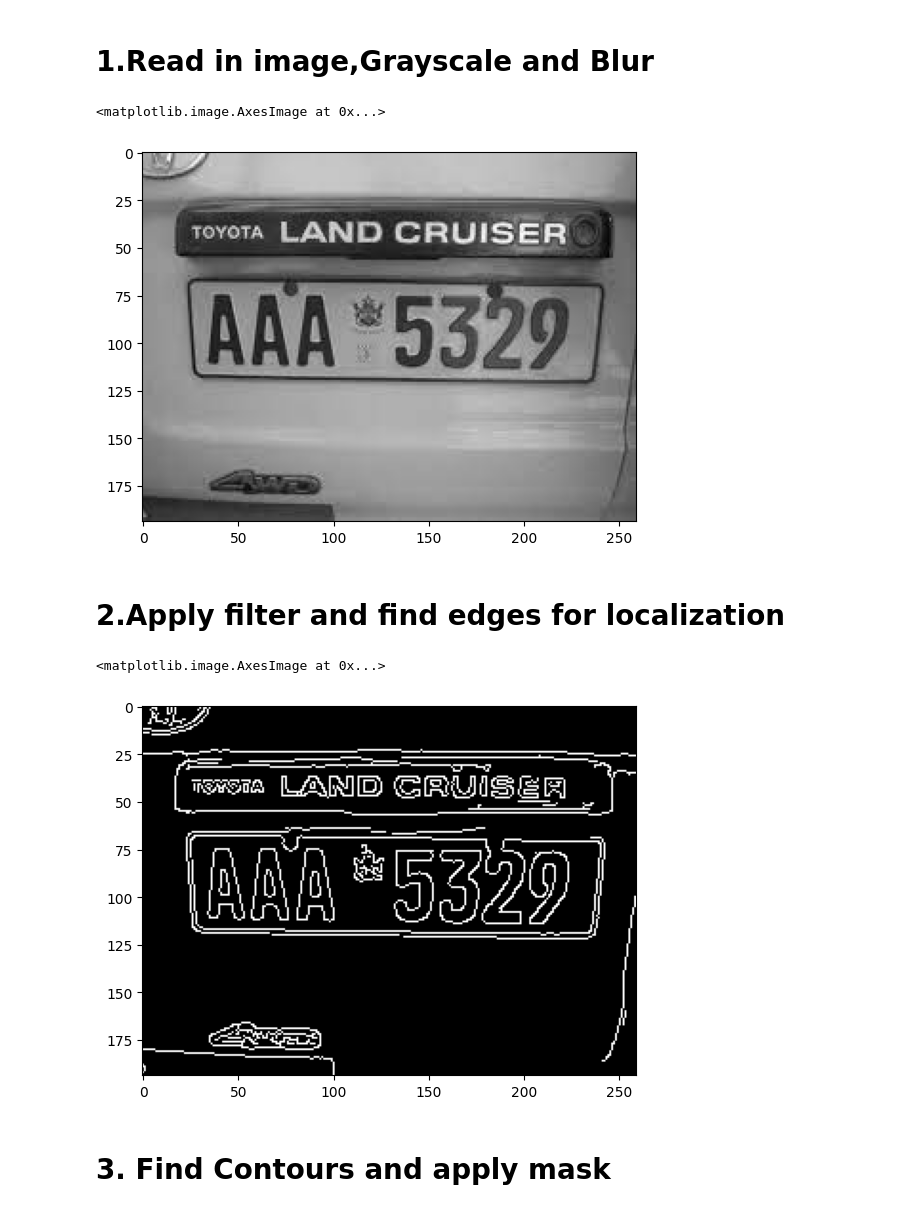
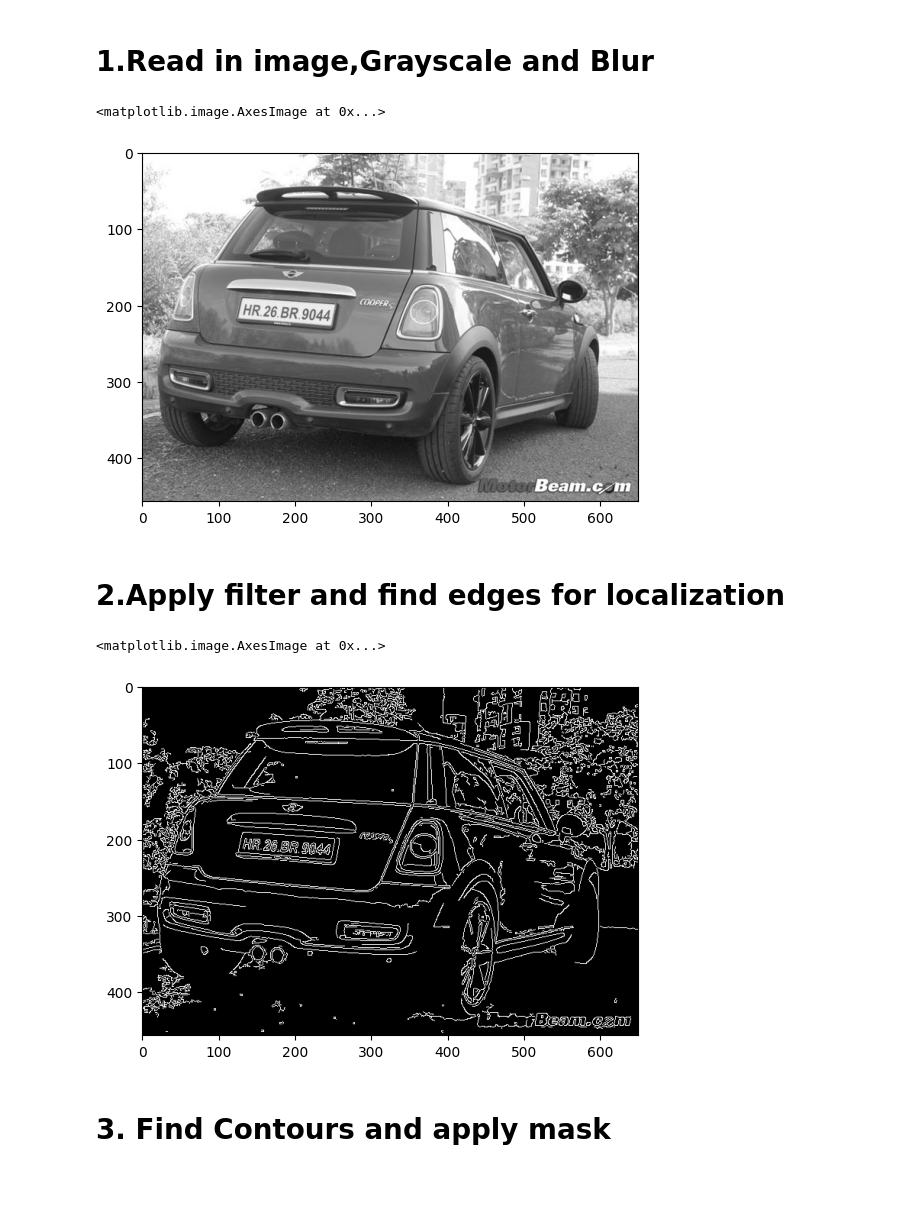
Before and after one commit to Jataz/anpr, a Jupyter notebook: anpr.ipynb, the cells around one changed output. Drawn from its saved outputs; the diff is of its cells as text; code cells hidden in the pictures; blank space fills up the shorter version.

```diff
--- a/anpr.ipynb
+++ b/anpr.ipynb
@@ -7,12 +7,12 @@ import easyocr
 # %% [markdown]
 # 1.Read in image,Grayscale and Blur
 # %%
-img  = cv2.imread('zim.jpg')
+img  = cv2.imread('image1.jpg')
 gray = cv2.cvtColor(img, cv2.COLOR_BGR2GRAY)
 plt.imshow(cv2.cvtColor(gray, cv2.COLOR_BGR2RGB))
 # %% [output]
 <matplotlib.image.AxesImage at 0x...>
-[figure, old version]
+[figure, new version]
 # %% [markdown]
 # 2.Apply filter and find edges for localization
 # %%
@@ -21,7 +21,7 @@ edged = cv2.Canny(bfilter, 30, 200)  #Edge detection
 plt.imshow(cv2.cvtColor(edged, cv2.COLOR_BGR2RGB))
 # %% [output]
 <matplotlib.image.AxesImage at 0x...>
-[figure, old version]
+[figure, new version]
 # %% [markdown]
 # 3. Find Contours and apply mask
 # %%
```
Also changed, not shown: parts of 6 cells of this notebook, 5 other files.
